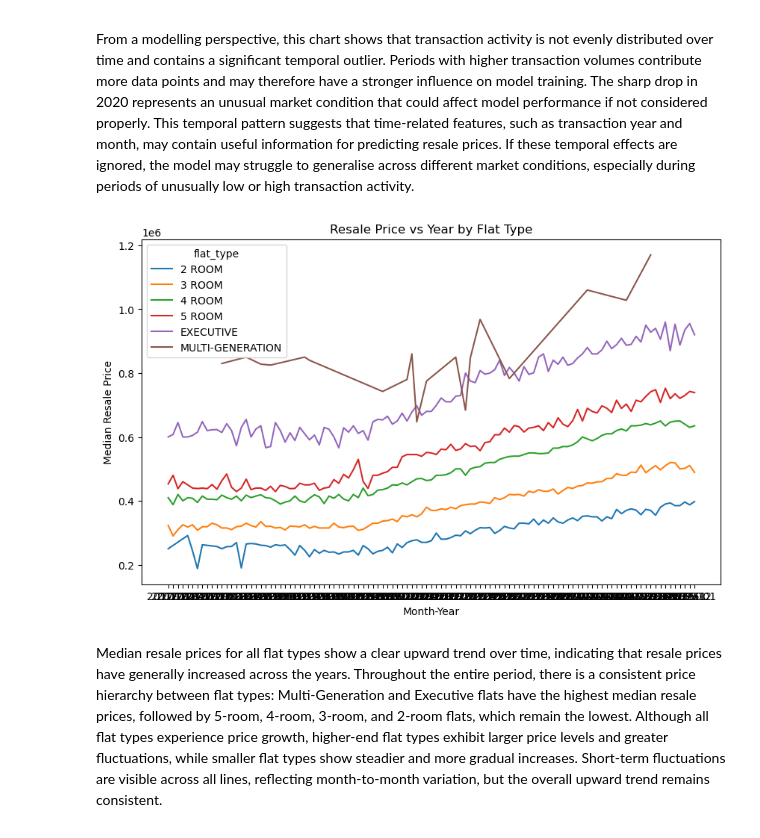
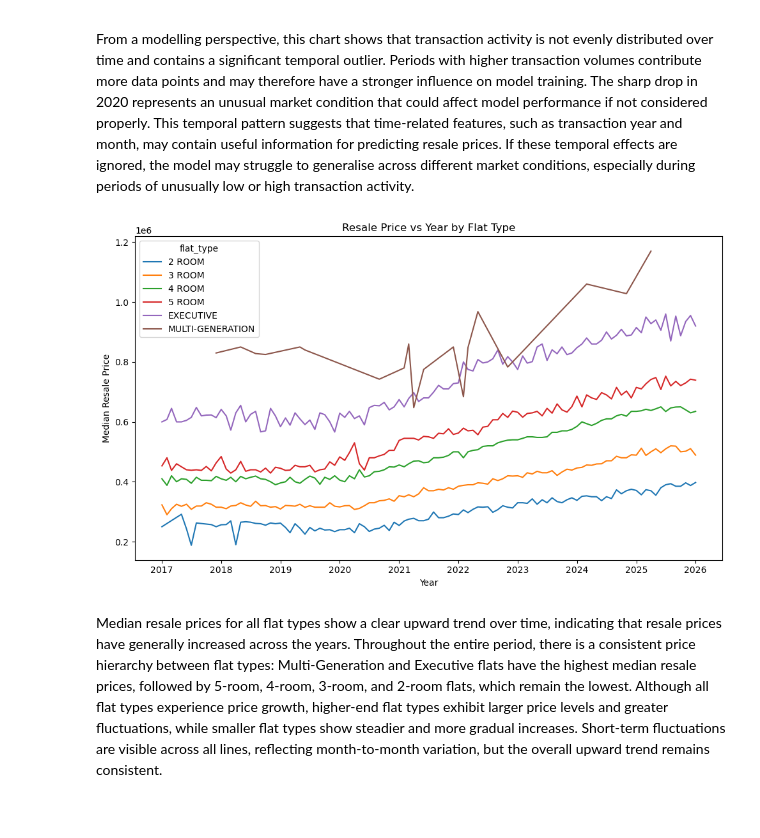
Before and after one commit to hamsitha2005/hdb-resale-streamlit, a Jupyter notebook: MLDP Program Codes Submission Template (2).ipynb, the cells around one changed output. Cells and saved outputs as stored; diff of their text form; code cells hidden in the pictures.

```diff
--- a/MLDP Program Codes Submission Template (2).ipynb
+++ b/MLDP Program Codes Submission Template (2).ipynb
@@ -231,23 +231,33 @@ From a modelling perspective, this chart shows that transaction activity is not
 # %%
 price_trend = (
     df.groupby(['month', 'flat_type'])['resale_price']
       .median()
       .reset_index()
 )
 
+# make sure month is datetime (important)
+price_trend["month"] = pd.to_datetime(price_trend["month"])
+
 plt.figure(figsize=(10,6))
-sns.lineplot(
+ax = sns.lineplot(
     data=price_trend,
     x='month',
     y='resale_price',
     hue='flat_type'
 )
+
 plt.title('Resale Price vs Year by Flat Type')
-plt.xlabel('Month-Year')
+plt.xlabel('Year')
 plt.ylabel('Median Resale Price')
+
+# show only years on x-axis
+ax.xaxis.set_major_locator(mdates.YearLocator())
+ax.xaxis.set_major_formatter(mdates.DateFormatter('%Y'))
+
+plt.tight_layout()
 plt.show()
 # %% [output]
-[figure, old version]
+[figure, new version]
 # %% [markdown]
 Median resale prices for all flat types show a clear upward trend over time, indicating that resale prices have generally increased across the years. Throughout the entire period, there is a consistent price hierarchy between flat types: Multi-Generation and Executive flats have the highest median resale prices, followed by 5-room, 4-room, 3-room, and 2-room flats, which remain the lowest. Although all flat types experience price growth, higher-end flat types exhibit larger price levels and greater fluctuations, while smaller flat types show steadier and more gradual increases. Short-term fluctuations are visible across all lines, reflecting month-to-month variation, but the overall upward trend remains consistent.
 
```
Also changed, not shown: parts of 27 cells of this notebook, 2 other files.
